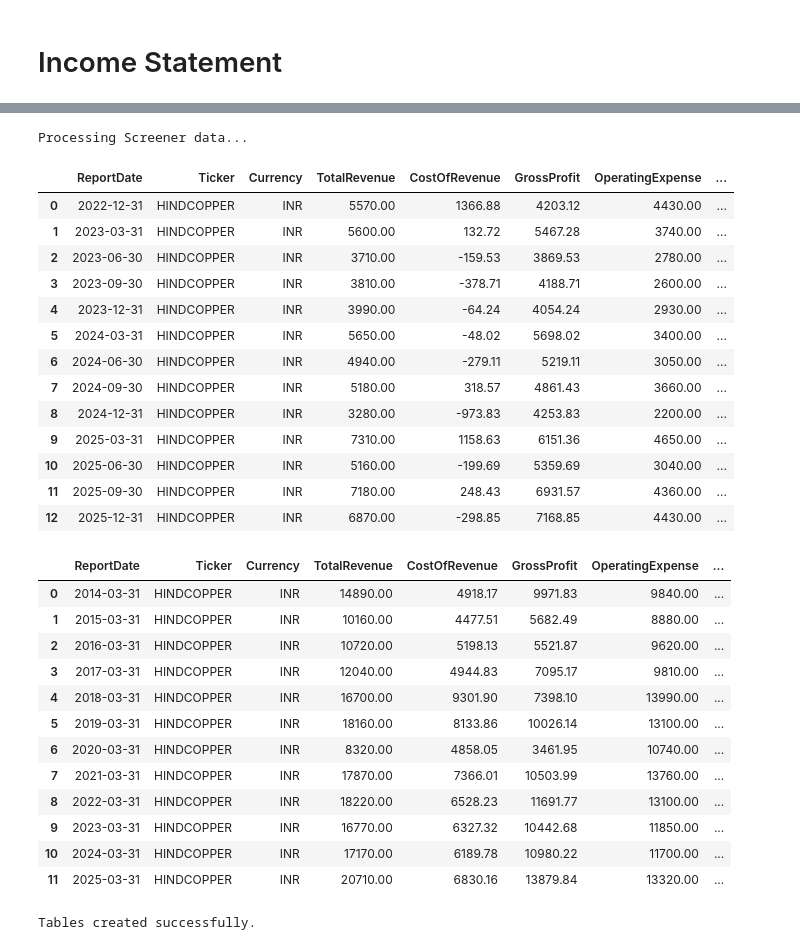
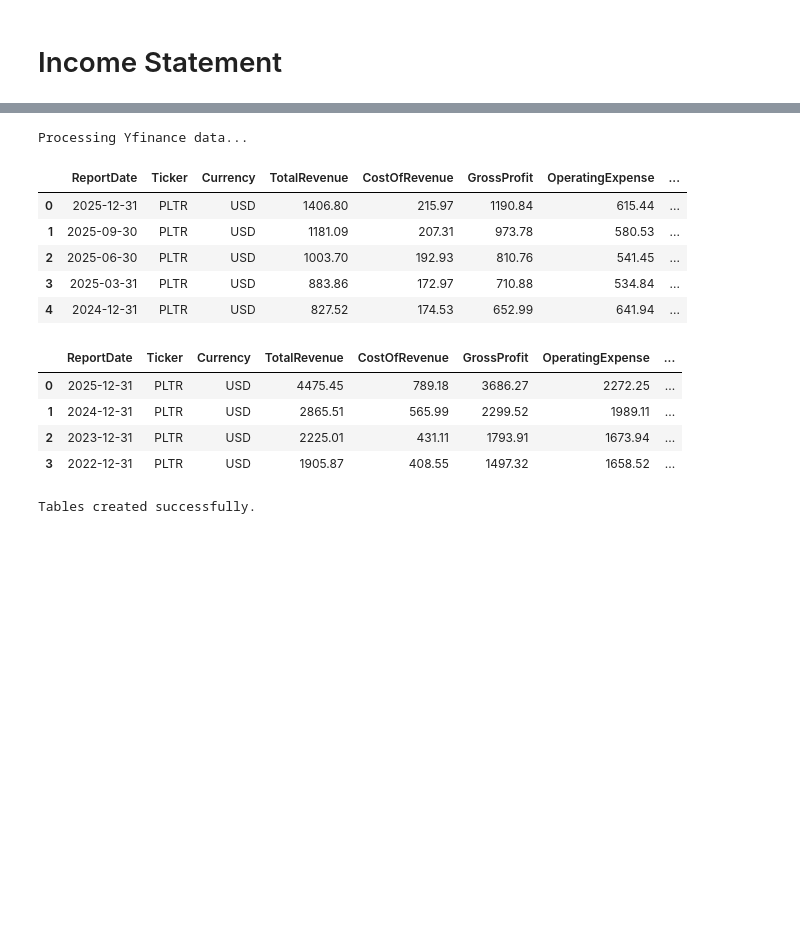
Before and after one commit to ashishmaharana188/financial_ETL_project, a Jupyter notebook: statementScrape.ipynb, the cells around one changed output, grey strips where cells are left out. Drawn from its saved outputs; the diff is of its cells as text; code cells hidden in the pictures; blank space fills up the shorter version.

```diff
--- a/statementScrape.ipynb
+++ b/statementScrape.ipynb
@@ -19,7 +19,7 @@ API_KEY = "V6FLFA1K7ECKP0RK"
 #disable certificate warnings
 urllib3.disable_warnings(urllib3.exceptions.InsecureRequestWarning)
 
-tickerName = yf.Ticker("HINDCOPPER") #MSFT #HINDCOPPER #PLTR
+tickerName = yf.Ticker("PLTR") #MSFT #HINDCOPPER #PLTR
 pd.set_option('display.float_format', lambda x: '%.2f' % x)
 # %%
 CACHE_DIR = "offline_statements"
@@ -659,6 +645,8 @@ display(dfIncomeStatementY)
 # %%
 
-
+keys_to_fetch = ittelson_income_statement_columns + [
+        'PretaxIncome', 'MaterialCost', 'ManufacturingCost', 'EmployeeCost', 'OtherCost'
+    ]
 
 # clean df for db insertion
 if alpha_vantage:
@@ -690,65 +678,53 @@ elif use_yfinance:
 
     stmt_currency = tickerName.info.get('currency', 'USD')
     stmt_multiplier = 0.000001
+
+    df_normalize_Q = map_statement_via_dictionary(dfIncomeStatementQ, normalized_is_synonym_map, keys_to_fetch)
+    df_normalize_Y = map_statement_via_dictionary(dfIncomeStatementY, normalized_is_synonym_map, keys_to_fetch).iloc[:,:-1]
+
+    dfIncomeStatementQ_calc = apply_income_statement_fallbacks(df_normalize_Q, ittelson_income_statement_columns)
+    dfIncomeStatementY_calc = apply_income_statement_fallbacks(df_normalize_Y, ittelson_income_statement_columns)
+
     # Yfinance needs .T because metrics are the index, we want dates as the index
     clean_quarterly_income_statement = format_statement_for_db(
-        dfIncomeStatementQ, ittelson_income_statement_columns,tickerName.ticker,currency=stmt_currency,multiplier=stmt_multiplier,transpose=True)
+        dfIncomeStatementQ_calc, ittelson_income_statement_columns,tickerName.ticker,currency=stmt_currency,multiplier=stmt_multiplier,transpose=True)
     display(clean_quarterly_income_statement)
 
     clean_yearly_income_statement = format_statement_for_db(
-        dfIncomeStatementY, ittelson_income_statement_columns,tickerName.ticker,currency=stmt_currency,multiplier=stmt_multiplier, transpose=True)
+        dfIncomeStatementY_calc, ittelson_income_statement_columns,tickerName.ticker,currency=stmt_currency,multiplier=stmt_multiplier, transpose=True)
     display(clean_yearly_income_statement)
 else:
     print("Processing Screener data...")
 
     stmt_currency = 'INR'
     stmt_multiplier = 10.0
 
     #include extra keys with normalization for further calulation - keys will be dropped at format_statement_for_db call
-    keys_to_fetch = ittelson_income_statement_columns + [
-        'PretaxIncome', 'MaterialCost', 'ManufacturingCost', 'EmployeeCost', 'OtherCost'
-    ]
 
     df_normalize_Q = map_statement_via_dictionary(dfIncomeStatementQ, normalized_is_synonym_map, keys_to_fetch)
     df_normalize_Y = map_statement_via_dictionary(dfIncomeStatementY, normalized_is_synonym_map, keys_to_fetch).iloc[:,:-1]
 
     dfIncomeStatementQ_calc = apply_income_statement_fallbacks(df_normalize_Q, ittelson_income_statement_columns)
     clean_quarterly_income_statement = format_statement_for_db(
         dfIncomeStatementQ_calc, ittelson_income_statement_columns,tickerName.ticker,currency=stmt_currency,multiplier=stmt_multiplier, transpose=True)
     display(clean_quarterly_income_statement)
 
     dfIncomeStatementY_calc = apply_income_statement_fallbacks(df_normalize_Y, ittelson_income_statement_columns)
     clean_yearly_income_statement = format_statement_for_db(
         dfIncomeStatementY_calc, ittelson_income_statement_columns, tickerName.ticker,currency=stmt_currency, multiplier=stmt_multiplier,transpose=True
         )
     display(clean_yearly_income_statement)
 # %% [output]
-Processing Screener data...
+Processing Yfinance data...
 |  | ReportDate | Ticker | Currency | TotalRevenue | CostOfRevenue | GrossProfit | OperatingExpense | ... |
-| 0 | 2022-12-31 | HINDCOPPER | INR | 5570.00 | 1366.88 | 4203.12 | 4430.00 | ... |
-| 1 | 2023-03-31 | HINDCOPPER | INR | 5600.00 | 132.72 | 5467.28 | 3740.00 | ... |
-| 2 | 2023-06-30 | HINDCOPPER | INR | 3710.00 | -159.53 | 3869.53 | 2780.00 | ... |
-| 3 | 2023-09-30 | HINDCOPPER | INR | 3810.00 | -378.71 | 4188.71 | 2600.00 | ... |
-| 4 | 2023-12-31 | HINDCOPPER | INR | 3990.00 | -64.24 | 4054.24 | 2930.00 | ... |
-| 5 | 2024-03-31 | HINDCOPPER | INR | 5650.00 | -48.02 | 5698.02 | 3400.00 | ... |
-| 6 | 2024-06-30 | HINDCOPPER | INR | 4940.00 | -279.11 | 5219.11 | 3050.00 | ... |
-| 7 | 2024-09-30 | HINDCOPPER | INR | 5180.00 | 318.57 | 4861.43 | 3660.00 | ... |
-| 8 | 2024-12-31 | HINDCOPPER | INR | 3280.00 | -973.83 | 4253.83 | 2200.00 | ... |
-| 9 | 2025-03-31 | HINDCOPPER | INR | 7310.00 | 1158.63 | 6151.36 | 4650.00 | ... |
-| 10 | 2025-06-30 | HINDCOPPER | INR | 5160.00 | -199.69 | 5359.69 | 3040.00 | ... |
-| 11 | 2025-09-30 | HINDCOPPER | INR | 7180.00 | 248.43 | 6931.57 | 4360.00 | ... |
-| 12 | 2025-12-31 | HINDCOPPER | INR | 6870.00 | -298.85 | 7168.85 | 4430.00 | ... |
+| 0 | 2025-12-31 | PLTR | USD | 1406.80 | 215.97 | 1190.84 | 615.44 | ... |
+| 1 | 2025-09-30 | PLTR | USD | 1181.09 | 207.31 | 973.78 | 580.53 | ... |
+| 2 | 2025-06-30 | PLTR | USD | 1003.70 | 192.93 | 810.76 | 541.45 | ... |
+| 3 | 2025-03-31 | PLTR | USD | 883.86 | 172.97 | 710.88 | 534.84 | ... |
+| 4 | 2024-12-31 | PLTR | USD | 827.52 | 174.53 | 652.99 | 641.94 | ... |
 |  | ReportDate | Ticker | Currency | TotalRevenue | CostOfRevenue | GrossProfit | OperatingExpense | ... |
-| 0 | 2014-03-31 | HINDCOPPER | INR | 14890.00 | 4918.17 | 9971.83 | 9840.00 | ... |
-| 1 | 2015-03-31 | HINDCOPPER | INR | 10160.00 | 4477.51 | 5682.49 | 8880.00 | ... |
-| 2 | 2016-03-31 | HINDCOPPER | INR | 10720.00 | 5198.13 | 5521.87 | 9620.00 | ... |
-| 3 | 2017-03-31 | HINDCOPPER | INR | 12040.00 | 4944.83 | 7095.17 | 9810.00 | ... |
-| 4 | 2018-03-31 | HINDCOPPER | INR | 16700.00 | 9301.90 | 7398.10 | 13990.00 | ... |
-| 5 | 2019-03-31 | HINDCOPPER | INR | 18160.00 | 8133.86 | 10026.14 | 13100.00 | ... |
-| 6 | 2020-03-31 | HINDCOPPER | INR | 8320.00 | 4858.05 | 3461.95 | 10740.00 | ... |
-| 7 | 2021-03-31 | HINDCOPPER | INR | 17870.00 | 7366.01 | 10503.99 | 13760.00 | ... |
-| 8 | 2022-03-31 | HINDCOPPER | INR | 18220.00 | 6528.23 | 11691.77 | 13100.00 | ... |
-| 9 | 2023-03-31 | HINDCOPPER | INR | 16770.00 | 6327.32 | 10442.68 | 11850.00 | ... |
-| 10 | 2024-03-31 | HINDCOPPER | INR | 17170.00 | 6189.78 | 10980.22 | 11700.00 | ... |
-| 11 | 2025-03-31 | HINDCOPPER | INR | 20710.00 | 6830.16 | 13879.84 | 13320.00 | ... |
+| 0 | 2025-12-31 | PLTR | USD | 4475.45 | 789.18 | 3686.27 | 2272.25 | ... |
+| 1 | 2024-12-31 | PLTR | USD | 2865.51 | 565.99 | 2299.52 | 1989.11 | ... |
+| 2 | 2023-12-31 | PLTR | USD | 2225.01 | 431.11 | 1793.91 | 1673.94 | ... |
+| 3 | 2022-12-31 | PLTR | USD | 1905.87 | 408.55 | 1497.32 | 1658.52 | ... |
 # %%
```
Also changed, not shown: parts of 22 cells of this notebook.
